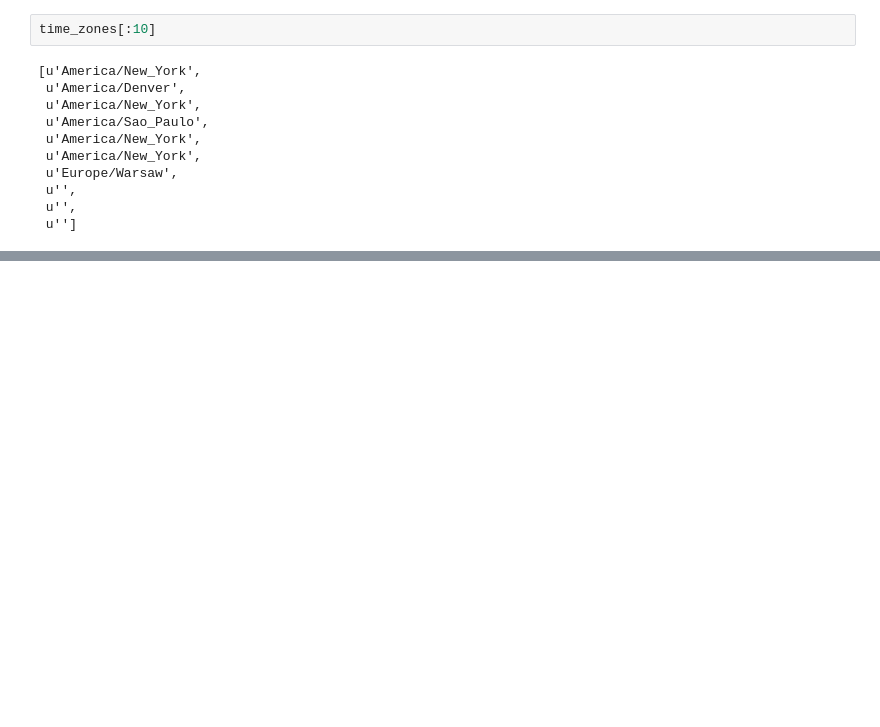
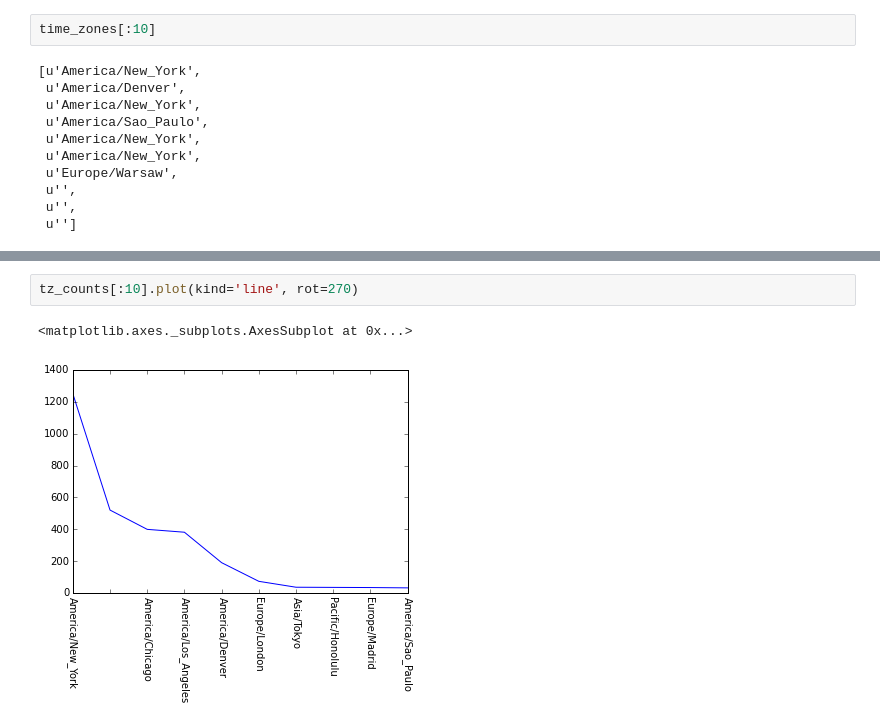
Before and after one commit to bluebibi/python-for-data-analysis, a Jupyter notebook: Introductory Examples (Ch.2).ipynb, the cells around one changed output, grey strips where cells are left out. Saved outputs shown, nothing was run; the diff lists cells and outputs as text; blank space fills up the shorter version.

```diff
--- a/Introductory Examples (Ch.2).ipynb
+++ b/Introductory Examples (Ch.2).ipynb
@@ -98,0 +178,5 @@ time_zones[:10]
+# %%
+tz_counts[:10].plot(kind='line', rot=270)
+# %% [output]
+<matplotlib.axes._subplots.AxesSubplot at 0x...>
+[figure, added]
```
Also changed, not shown: parts of 14 cells of this notebook.
